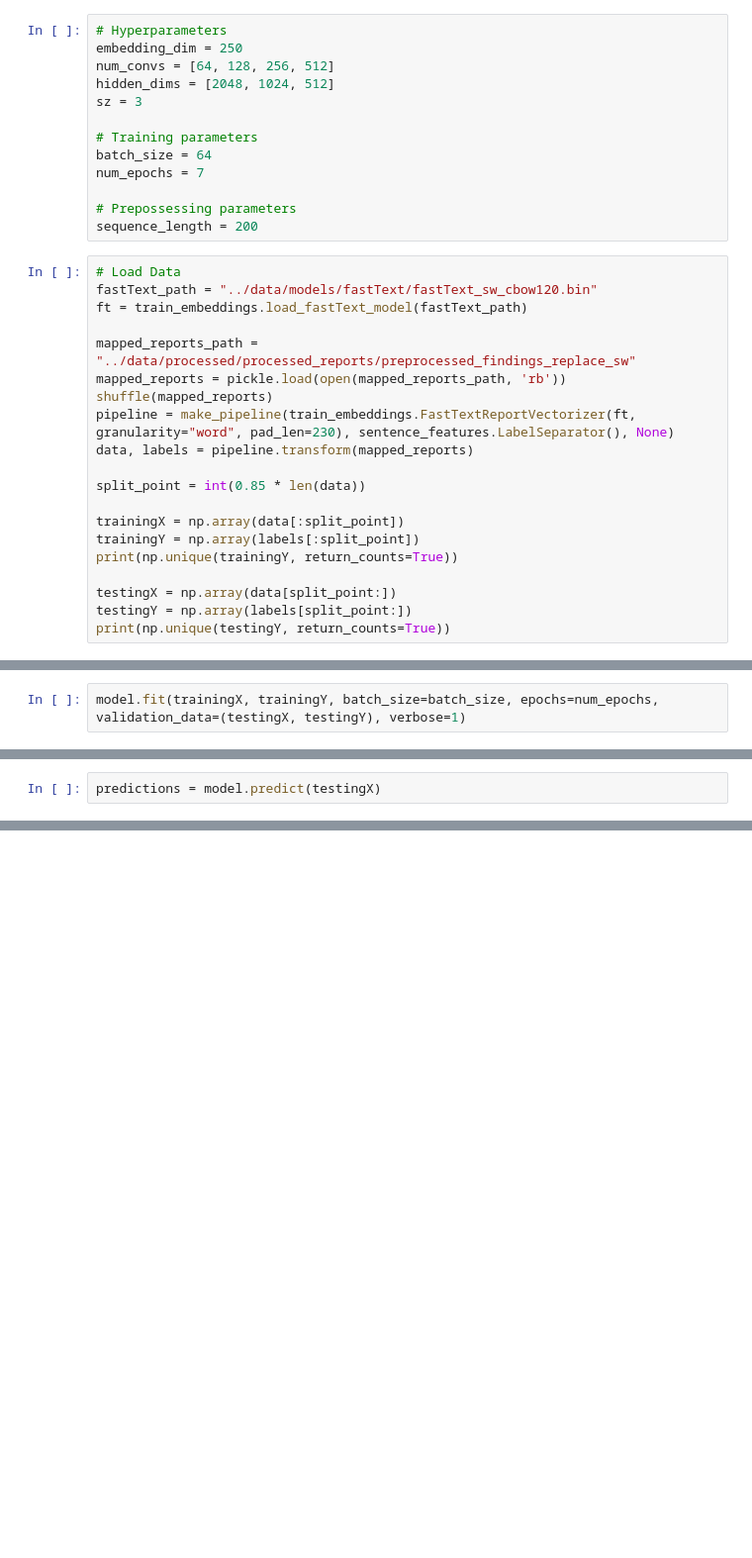
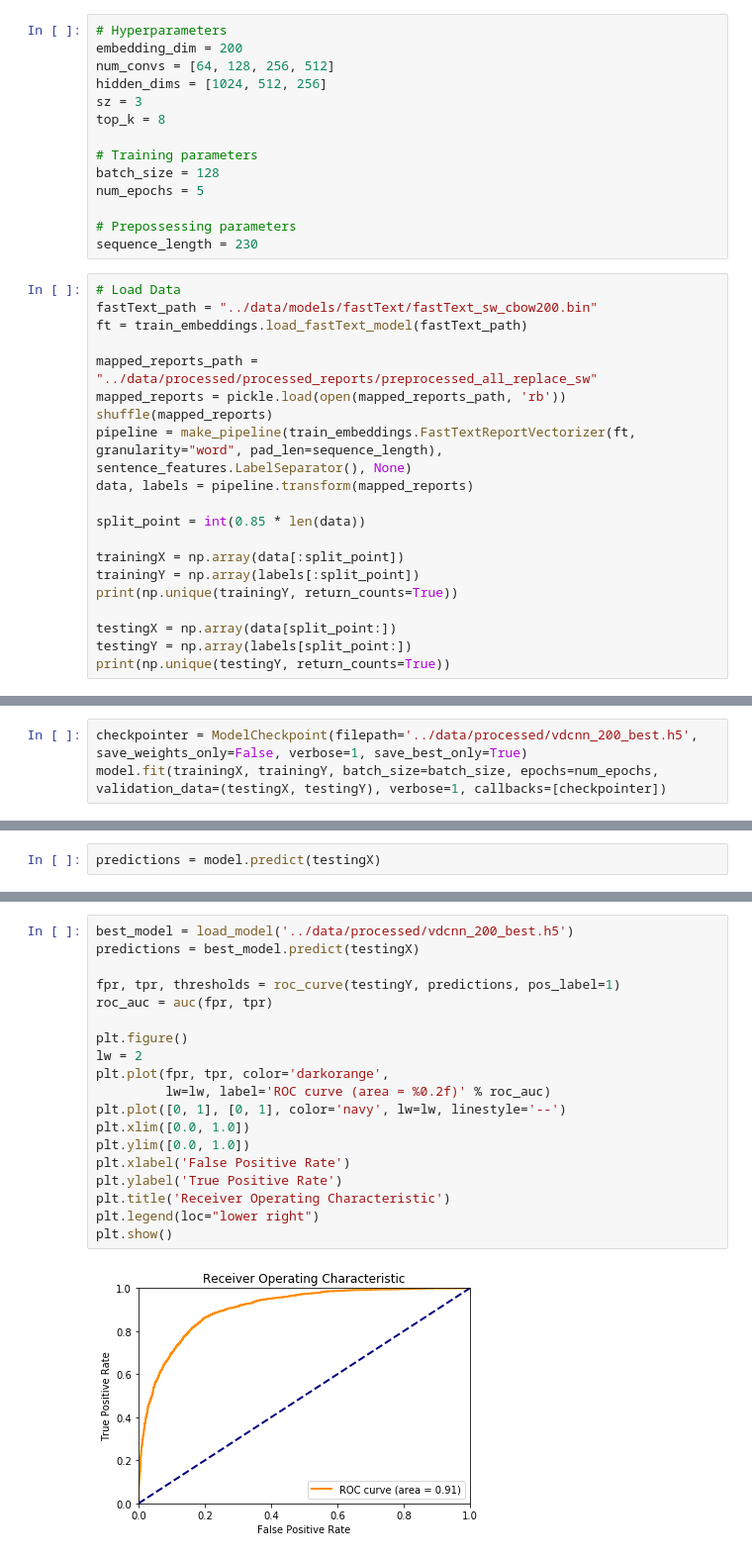
Before and after one commit to bdrad/report_categorization, a Jupyter notebook: src/vdcnn.ipynb, the cells around one changed output, grey strips where cells are left out. Shown: that part at 99% size. Cells and saved outputs as stored; diff of their text form; blank space fills up the shorter version.

```diff
--- a/src/vdcnn.ipynb
+++ b/src/vdcnn.ipynb
@@ -17,25 +24,26 @@ np.random.seed(1)
 # %%
 # Hyperparameters
-embedding_dim = 250
+embedding_dim = 200
 num_convs = [64, 128, 256, 512]
-hidden_dims = [2048, 1024, 512]
+hidden_dims = [1024, 512, 256]
 sz = 3
+top_k = 8
 
 # Training parameters
-batch_size = 64
-num_epochs = 7
+batch_size = 128
+num_epochs = 5
 
 # Prepossessing parameters
-sequence_length = 200
+sequence_length = 230
 # %%
 # Load Data
-fastText_path = "../data/models/fastText/fastText_sw_cbow120.bin"
+fastText_path = "../data/models/fastText/fastText_sw_cbow200.bin"
 ft = train_embeddings.load_fastText_model(fastText_path)
 
-mapped_reports_path = "../data/processed/processed_reports/preprocessed_findings_replace_sw"
+mapped_reports_path = "../data/processed/processed_reports/preprocessed_all_replace_sw"
 mapped_reports = pickle.load(open(mapped_reports_path, 'rb'))
 shuffle(mapped_reports)
-pipeline = make_pipeline(train_embeddings.FastTextReportVectorizer(ft, granularity="word", pad_len=230), sentence_features.LabelSeparator(), None)
+pipeline = make_pipeline(train_embeddings.FastTextReportVectorizer(ft, granularity="word", pad_len=sequence_length), sentence_features.LabelSeparator(), None)
 data, labels = pipeline.transform(mapped_reports)
 
 split_point = int(0.85 * len(data))
@@ -77,2 +126,3 @@ model.compile(loss="binary_crossentropy", optimizer="adam", metrics=["accuracy"]
 # %%
-model.fit(trainingX, trainingY, batch_size=batch_size, epochs=num_epochs, validation_data=(testingX, testingY), verbose=1)
+checkpointer = ModelCheckpoint(filepath='../data/processed/vdcnn_200_best.h5', save_weights_only=False, verbose=1, save_best_only=True)
+model.fit(trainingX, trainingY, batch_size=batch_size, epochs=num_epochs, validation_data=(testingX, testingY), verbose=1, callbacks=[checkpointer])
@@ -98,0 +164,21 @@ model.save('../data/processed/vdcnn_120.h5')
+# %%
+best_model = load_model('../data/processed/vdcnn_200_best.h5')
+predictions = best_model.predict(testingX)
+
+fpr, tpr, thresholds = roc_curve(testingY, predictions, pos_label=1)
+roc_auc = auc(fpr, tpr)
+
+plt.figure()
+lw = 2
+plt.plot(fpr, tpr, color='darkorange',
+         lw=lw, label='ROC curve (area = %0.2f)' % roc_auc)
+plt.plot([0, 1], [0, 1], color='navy', lw=lw, linestyle='--')
+plt.xlim([0.0, 1.0])
+plt.ylim([0.0, 1.0])
+plt.xlabel('False Positive Rate')
+plt.ylabel('True Positive Rate')
+plt.title('Receiver Operating Characteristic')
+plt.legend(loc="lower right")
+plt.show()
+# %% [output]
+[figure, added]
```
Also changed, not shown: parts of 9 cells of this notebook, 6 other files.
